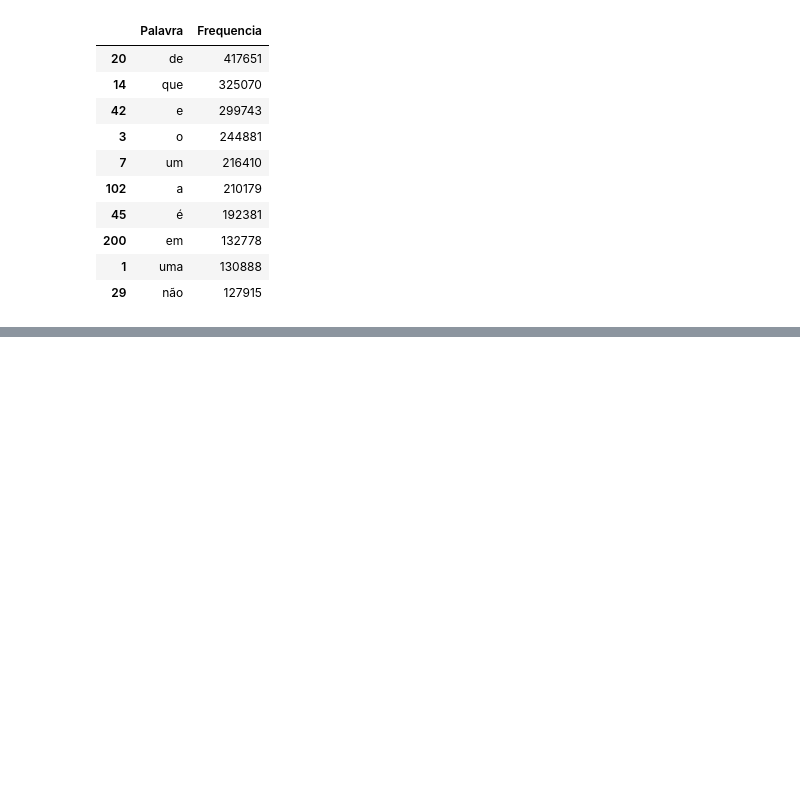
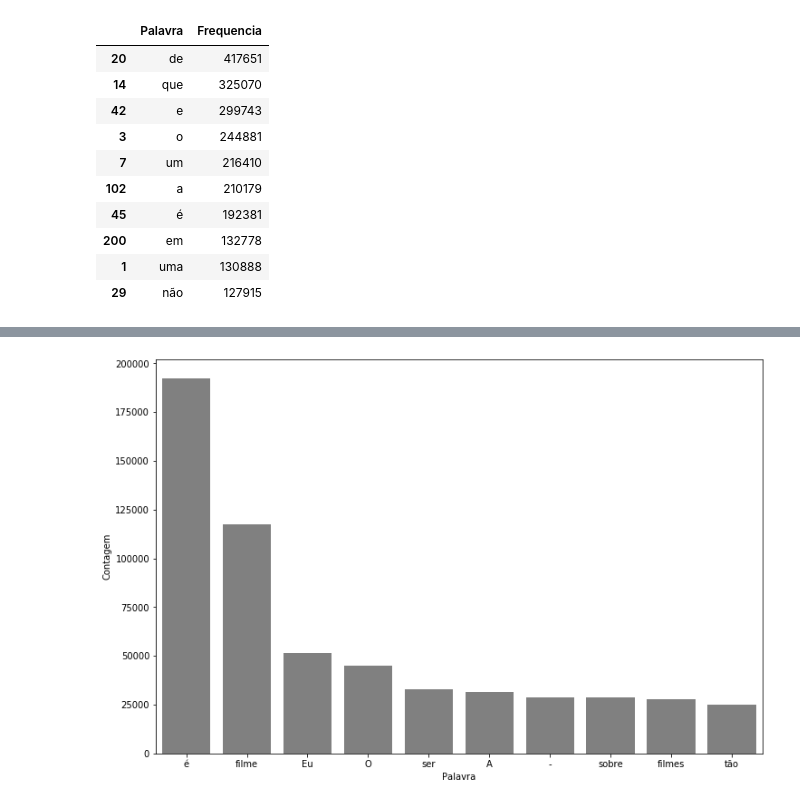
Before and after one commit to LucasAzvd/Analise-de-dados-com-SKLearn, a Jupyter notebook: PLN.ipynb, the cells around one changed output, grey strips where cells are left out. Saved outputs shown, nothing was run; the diff lists cells and outputs as text; code cells hidden in the pictures; blank space fills up the shorter version.

```diff
--- a/PLN.ipynb
+++ b/PLN.ipynb
@@ -230,0 +289,4 @@ df_frequencia.nlargest(columns = "Frequencia", n = 10)
+# %%
+pareto(resenha, "tratamento_1", 10)
+# %% [output]
+[figure, added]
```
Also changed, not shown: parts of 13 cells of this notebook.
